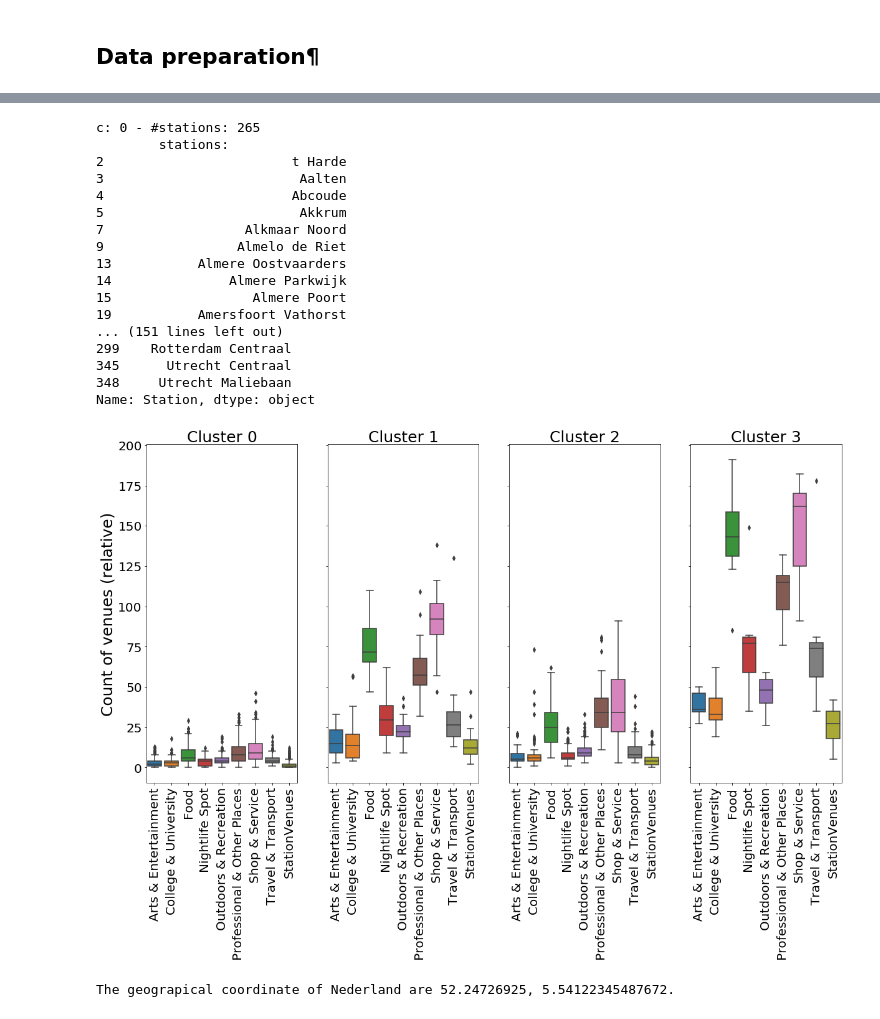
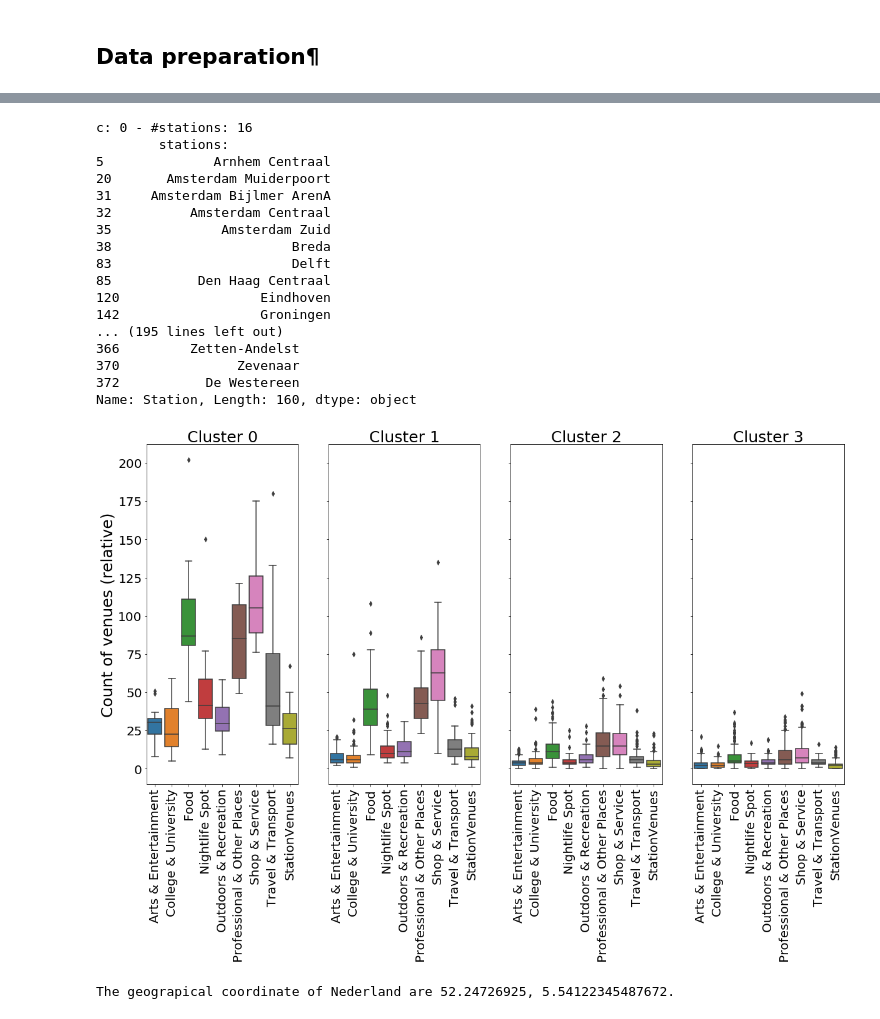
Before and after one commit to ArjanLem/Coursera_Capstone, a Jupyter notebook: BattleNeighbourhoods/classification_dutch_train_stations-wk5.ipynb, the cells around one changed output, grey strips where cells are left out. Drawn from its saved outputs; the diff is of its cells as text; code cells hidden in the pictures.

```diff
--- a/BattleNeighbourhoods/classification_dutch_train_stations-wk5.ipynb
+++ b/BattleNeighbourhoods/classification_dutch_train_stations-wk5.ipynb
@@ -337,0 +718,8 @@ vanue_counts_norm: [[0.34       0.35616438 0.53403141 ... 0.55494505 0.1299435
+# %%
+columns = stations_venues_df.columns[5:]
+X = stations_venues_df.values[:,5:]
+venue_counts_norm = MinMaxScaler().fit_transform(X)
+
+print("columns: {}".format(columns))
+print("X: {}".format(X))
+print("venue_counts_norm: {}".format(venue_counts_norm))
@@ -338,6 +746,5 @@ vanue_counts_norm: [[0.34       0.35616438 0.53403141 ... 0.55494505 0.1299435
 # %%
-vanue_counts_norm_df = pd.DataFrame(vanue_counts_norm, columns=columns)
-#cluster_df.columns = [c in categories_list_df['Category']]
-vanue_counts_norm_df.head(10)
+venue_counts_norm_df = pd.DataFrame(venue_counts_norm, columns=columns)
+venue_counts_norm_df.head(10)
 # %% [output]
 |  | Arts & Entertainment | College & University | Food | Nightlife Spot | Outdoors & Recreation | ... |
@@ -374,10 +781,10 @@ plt.show()
 kclusters = 4
 
 # run k-means clustering
-kmeans = KMeans(n_clusters=kclusters, random_state=0).fit(vanue_counts_norm_df)
+kmeans = KMeans(n_clusters=kclusters, random_state=0).fit(venue_counts_norm_df)
 
 kmeans_labels = kmeans.labels_
-# Change label numbers so they go from highest scores to lowest
-# replace_labels = {0:2, 1:0, 2:3, 3:1}
-# for i in range(len(kmeans_labels)):
-#     kmeans_labels[i] = replace_labels[kmeans_labels[i]]
+# Change label numbers to have a logical grouping
+replace_labels = {0:3, 1:1, 2:0, 3:2}
+for i in range(len(kmeans_labels)):
+    kmeans_labels[i] = replace_labels[kmeans_labels[i]]
@@ -384,15 +840,12 @@ kmeans_labels = kmeans.labels_
 # %%
-stations_clusters_df = vanue_counts_norm_df.copy()
+stations_clusters_df = venue_counts_norm_df.copy()
 stations_clusters_df['Cluster'] = kmeans_labels
-# stations_clusters_counts_df['Cluster'] = kmeans_labels
-# stations_clusters_counts_df['Station'] = stations_df['Station']
-# stations_clusters_counts_df['Lat'] = stations_df['Lat']
-# stations_clusters_counts_df['Lon'] = stations_df['Lon']
 
 stations_clusters_counts_df = stations_venues_df.copy()
 stations_clusters_counts_df['Cluster'] = kmeans_labels
-stations_clusters_counts_df['Station'] = stations_df['Station']
-stations_clusters_counts_df['Lat'] = stations_df['Lat']
-stations_clusters_counts_df['Lon'] = stations_df['Lon']
-stations_clusters_counts_df
+stations_clusters_counts_df['Station'] = stations_venues_df['Station']
+stations_clusters_counts_df['Lat'] = stations_venues_df['Lat']
+stations_clusters_counts_df['Lon'] = stations_venues_df['Lon']
+
+stations_clusters_counts_df.shape
 # %% [output]
@@ -425,49 +882,49 @@ for i, v in enumerate(label_counts):
 # %%
 for c in range(kclusters):
-    stations = stations_clusters_minmax_df[stations_clusters_minmax_df['Cluster']==c]
+    stations = stations_clusters_counts_df[stations_clusters_counts_df['Cluster']==c]
     print("c: {} - #stations: {}".format(c, len(stations)))
     print("        stations:\n{}".format(stations['Station']))
 # %% [output]
-c: 0 - #stations: 265
+c: 0 - #stations: 16
         stations:
-2                        t Harde
-3                         Aalten
-4                        Abcoude
-5                         Akkrum
-7                  Alkmaar Noord
-9                 Almelo de Riet
-13           Almere Oostvaarders
-14               Almere Parkwijk
-15                  Almere Poort
-19           Amersfoort Vathorst
-... (151 lines left out)
-299    Rotterdam Centraal
-345      Utrecht Centraal
-348     Utrecht Maliebaan
-Name: Station, dtype: object
+5              Arnhem Centraal
+20       Amsterdam Muiderpoort
+31     Amsterdam Bijlmer ArenA
+32          Amsterdam Centraal
+35              Amsterdam Zuid
+38                       Breda
+83                       Delft
+85           Den Haag Centraal
+120                  Eindhoven
+142                  Groningen
+... (195 lines left out)
+366         Zetten-Andelst
+370               Zevenaar
+372           De Westereen
+Name: Station, Length: 160, dtype: object
 # %%
 import matplotlib.ticker as ticker
 
-stations_clusters_plot_df = stations_clusters_minmax_df.copy().drop(['Lat', 'Lon'], axis=1)
+stations_clusters_plot_df = stations_clusters_counts_df.copy().drop(['Lat', 'Lon', 'Postcode', 'Population'], axis=1)
 
 fig, axes = plt.subplots(1,kclusters, figsize=(20, 10), sharey=True)
 
 axes[0].set_ylabel('Count of venues (relative)', fontsize=25)
 #plt.set_xlabel('Venue category', fontsize='x-large')
 
 for k in range(kclusters):
     #Set same y axis limits
     #axes[k].set_ylim(0,1.1)
     axes[k].xaxis.set_label_position('top')
     axes[k].set_xlabel('Cluster ' + str(k), fontsize=25)
     axes[k].tick_params(labelsize=20)
     plt.sca(axes[k])
     plt.xticks(rotation='vertical')
     sns.boxplot(data = stations_clusters_plot_df[stations_clusters_plot_df['Cluster'] == k].drop('Cluster',1), ax=axes[k])
 
 plt.show()
 # %% [output]
-[figure, old version]
+[figure, new version]
 # %%
 from geopy.geocoders import Nominatim # convert an address into latitude and longitude values
 location = 'Netherlands'
```
Also changed, not shown: parts of 67 cells of this notebook.
